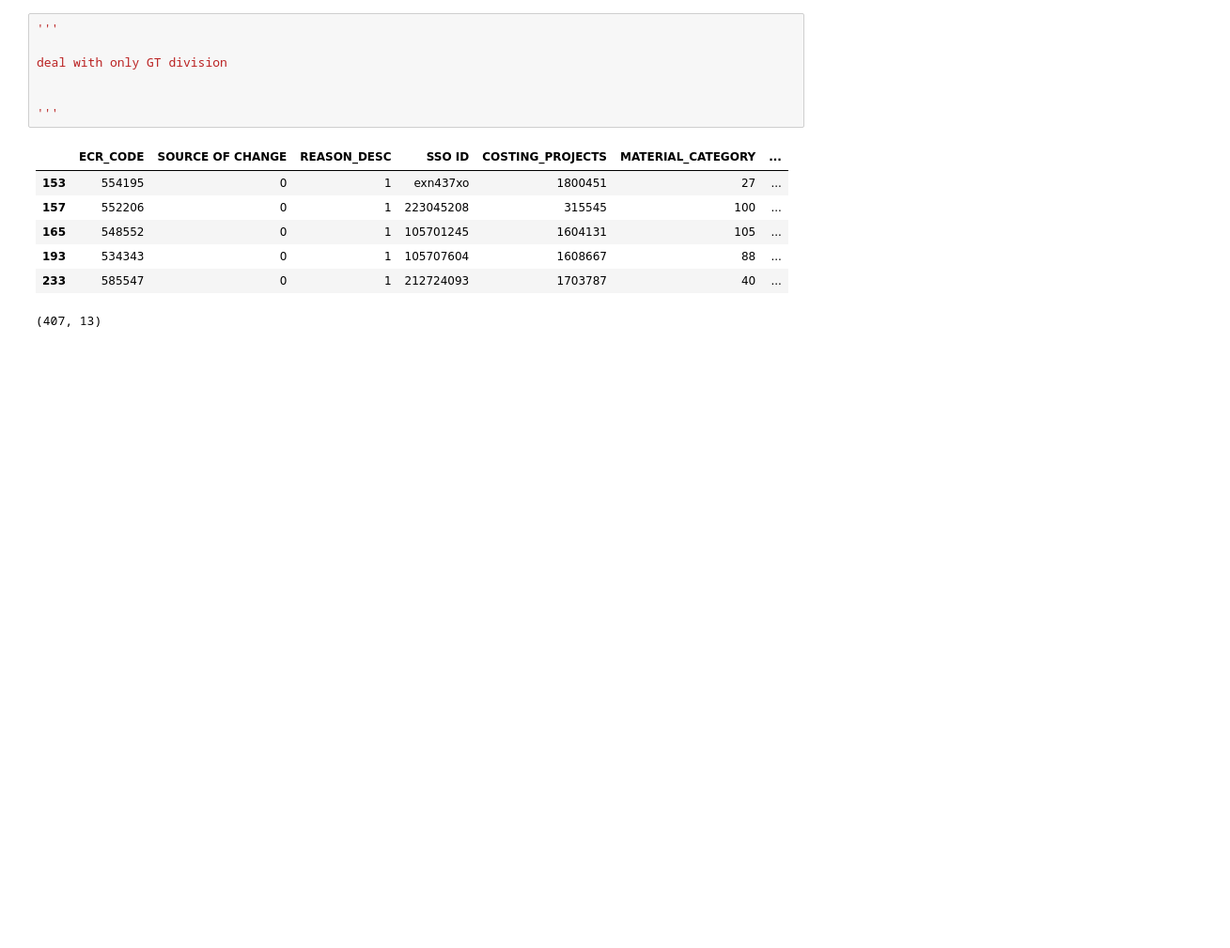
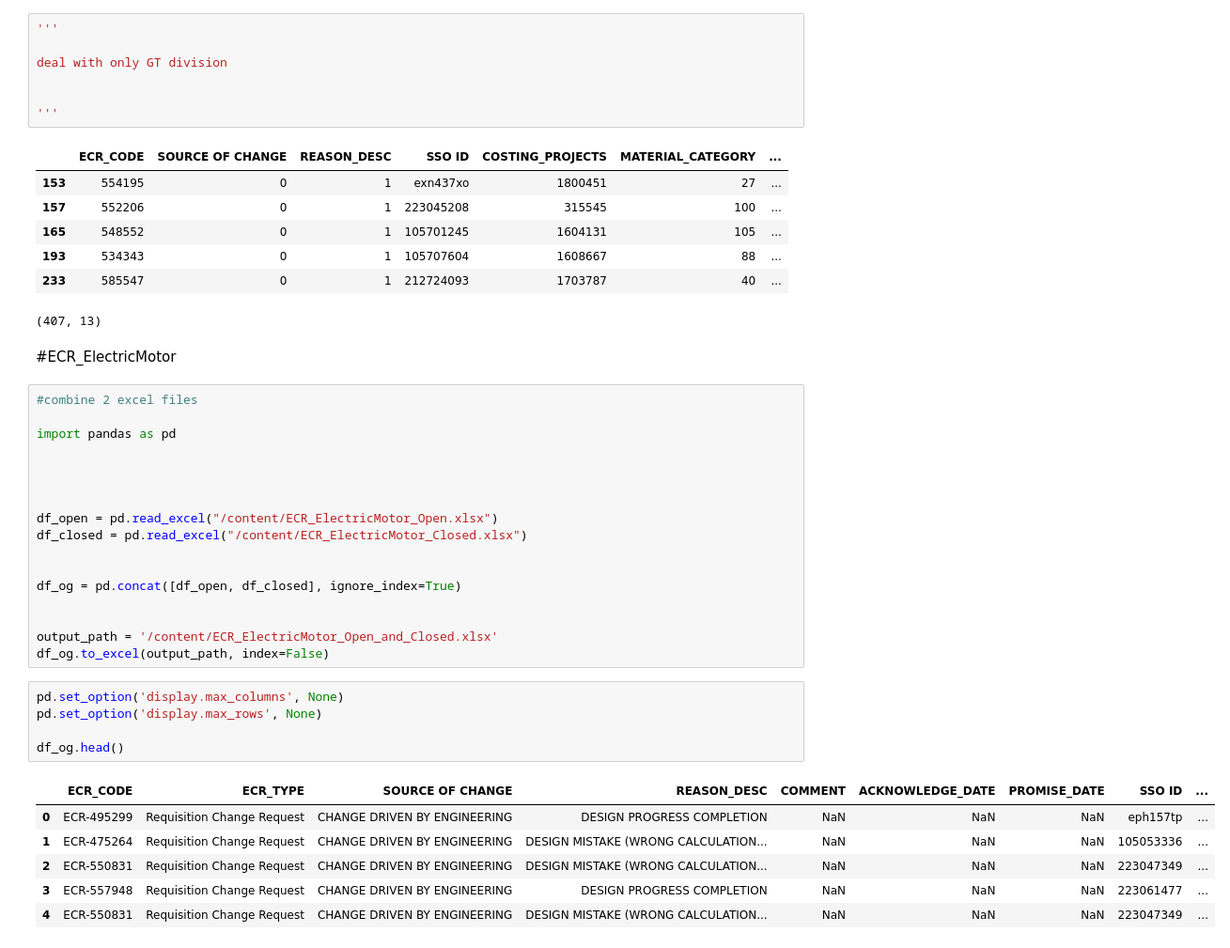
Before and after one commit to adnaksbhat/Colab_JupyterNotebooks, a Jupyter notebook: bh_ecn_ecr_play.ipynb, the cells around one changed output. Shown at 94% size. Drawn from its saved outputs; the diff is of its cells as text; blank space fills up the shorter version.

```diff
--- a/bh_ecn_ecr_play.ipynb
+++ b/bh_ecn_ecr_play.ipynb
@@ -1228,3 +1228,34 @@ deal with only GT division
 # %%
 # %% [output]
 (407, 13)
+# %% [markdown]
+#ECR_ElectricMotor
+# %%
+#combine 2 excel files
+
+import pandas as pd
+
+
+
+
+df_open = pd.read_excel("/content/ECR_ElectricMotor_Open.xlsx")
+df_closed = pd.read_excel("/content/ECR_ElectricMotor_Closed.xlsx")
+
+
+df_og = pd.concat([df_open, df_closed], ignore_index=True)
+
+
+output_path = '/content/ECR_ElectricMotor_Open_and_Closed.xlsx'
+df_og.to_excel(output_path, index=False)
+# %%
+pd.set_option('display.max_columns', None)
+pd.set_option('display.max_rows', None)
+
+df_og.head()
+# %% [output]
+|  | ECR_CODE | ECR_TYPE | SOURCE OF CHANGE | REASON_DESC | COMMENT | ACKNOWLEDGE_DATE | PROMISE_DATE | SSO ID | ... |
+| 0 | ECR-495299 | Requisition Change Request | CHANGE DRIVEN BY ENGINEERING | DESIGN PROGRESS COMPLETION | NaN | NaN | NaN | eph157tp | ... |
+| 1 | ECR-475264 | Requisition Change Request | CHANGE DRIVEN BY ENGINEERING | DESIGN MISTAKE (WRONG CALCULATION... | NaN | NaN | NaN | 105053336 | ... |
+| 2 | ECR-550831 | Requisition Change Request | CHANGE DRIVEN BY ENGINEERING | DESIGN MISTAKE (WRONG CALCULATION... | NaN | NaN | NaN | 223047349 | ... |
+| 3 | ECR-557948 | Requisition Change Request | CHANGE DRIVEN BY ENGINEERING | DESIGN PROGRESS COMPLETION | NaN | NaN | NaN | 223061477 | ... |
+| 4 | ECR-550831 | Requisition Change Request | CHANGE DRIVEN BY ENGINEERING | DESIGN MISTAKE (WRONG CALCULATION... | NaN | NaN | NaN | 223047349 | ... |
```
Also changed, not shown: parts of 14 cells of this notebook.
